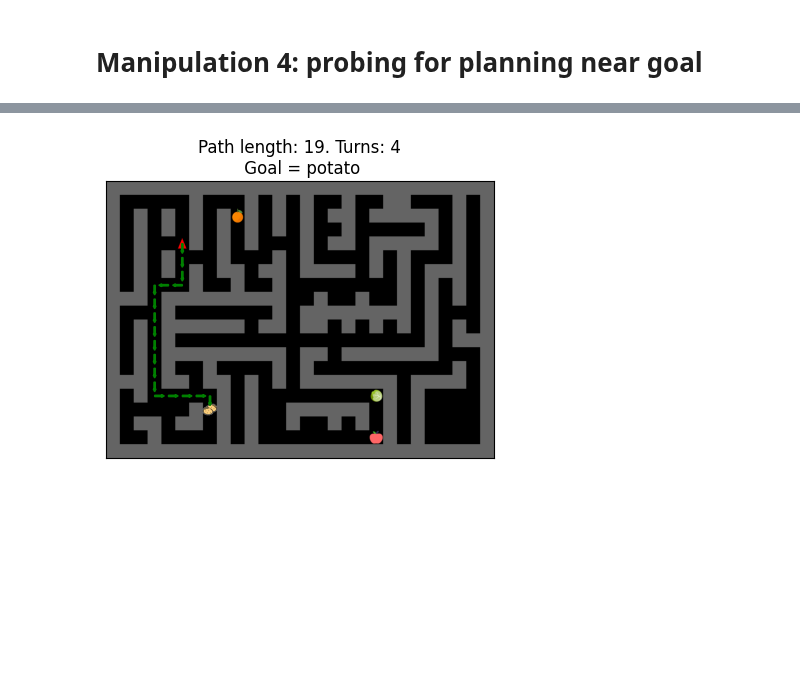
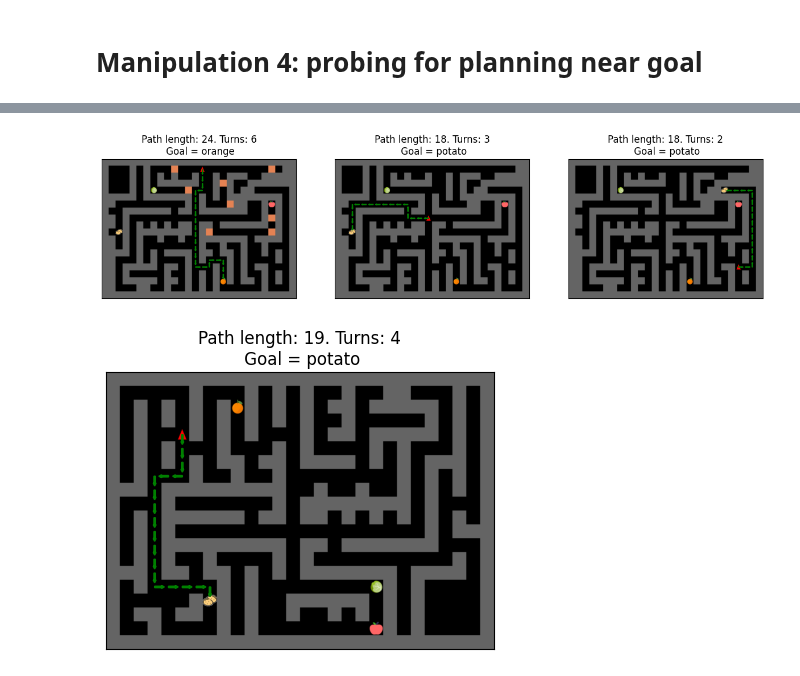
Before and after one commit to wcarvalho/human-dyna-web, a Jupyter notebook: housemaze-mazes.ipynb, the cells around one changed output, grey strips where cells are left out. Drawn from its saved outputs; the diff is of its cells as text; code cells hidden in the pictures; blank space fills up the shorter version.

```diff
--- a/housemaze-mazes.ipynb
+++ b/housemaze-mazes.ipynb
@@ -266,3 +269,11 @@ render_path(mazes.reverse(mazes.big_m4_maze_long_eval_diff), goal=task_objects[1
+# %%
+fig, axs = plt.subplots(1, 3, figsize=(15, 5))
+render_path(mazes.big_m4_maze_long, goal=task_objects[0], ax=axs[0], include_objects=True, include_spawn=True)
+
+render_path(mazes.big_m4_maze_long_eval_same, goal=task_objects[1], ax=axs[1], include_objects=True)
+render_path(mazes.big_m4_maze_long_eval_diff, goal=task_objects[1], ax=axs[2], include_objects=True)
+# %% [output]
+[figure, added]
 # %%
 maze = """
 .....#...#.#.#..#..##...#.
```
Also changed, not shown: parts of 3 cells of this notebook.
